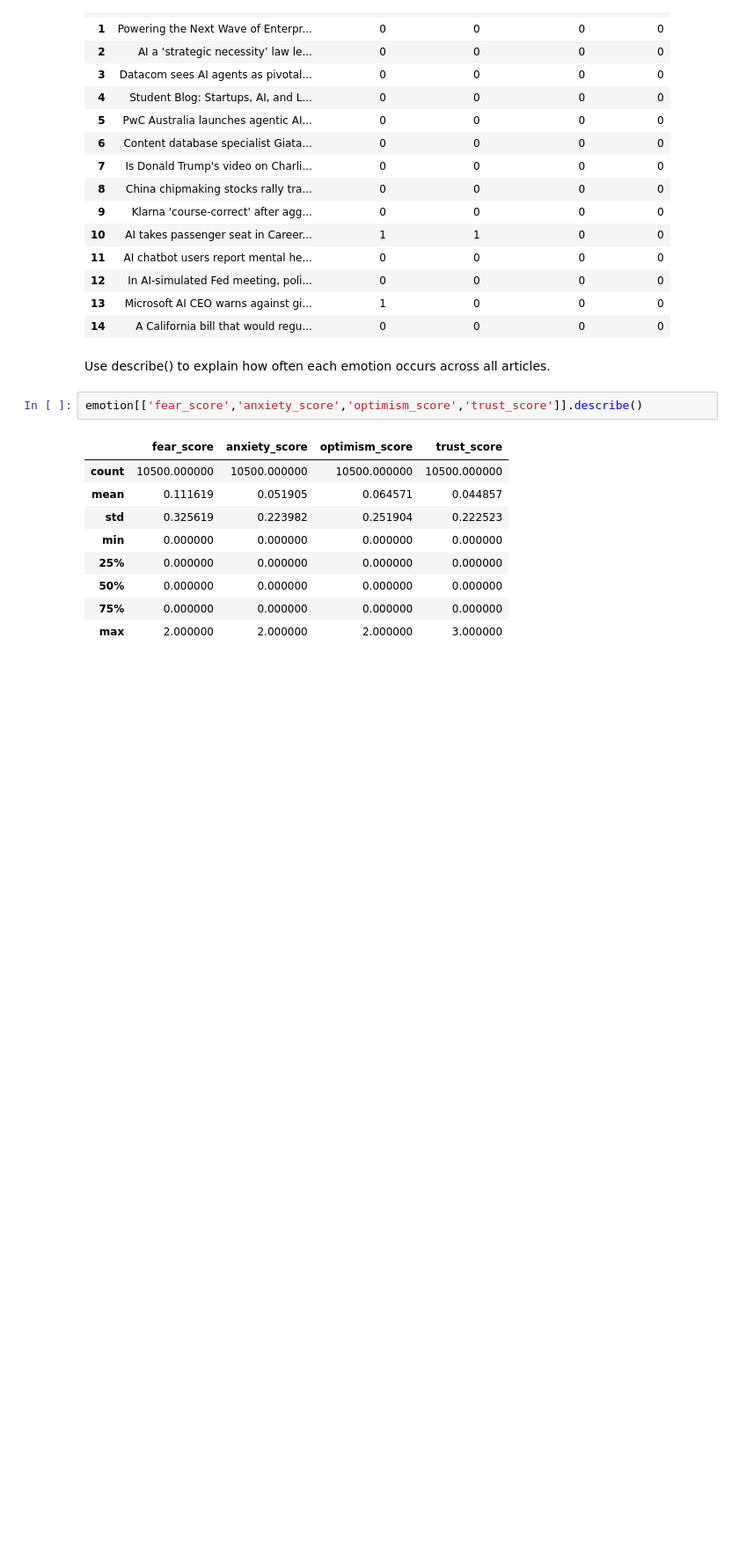
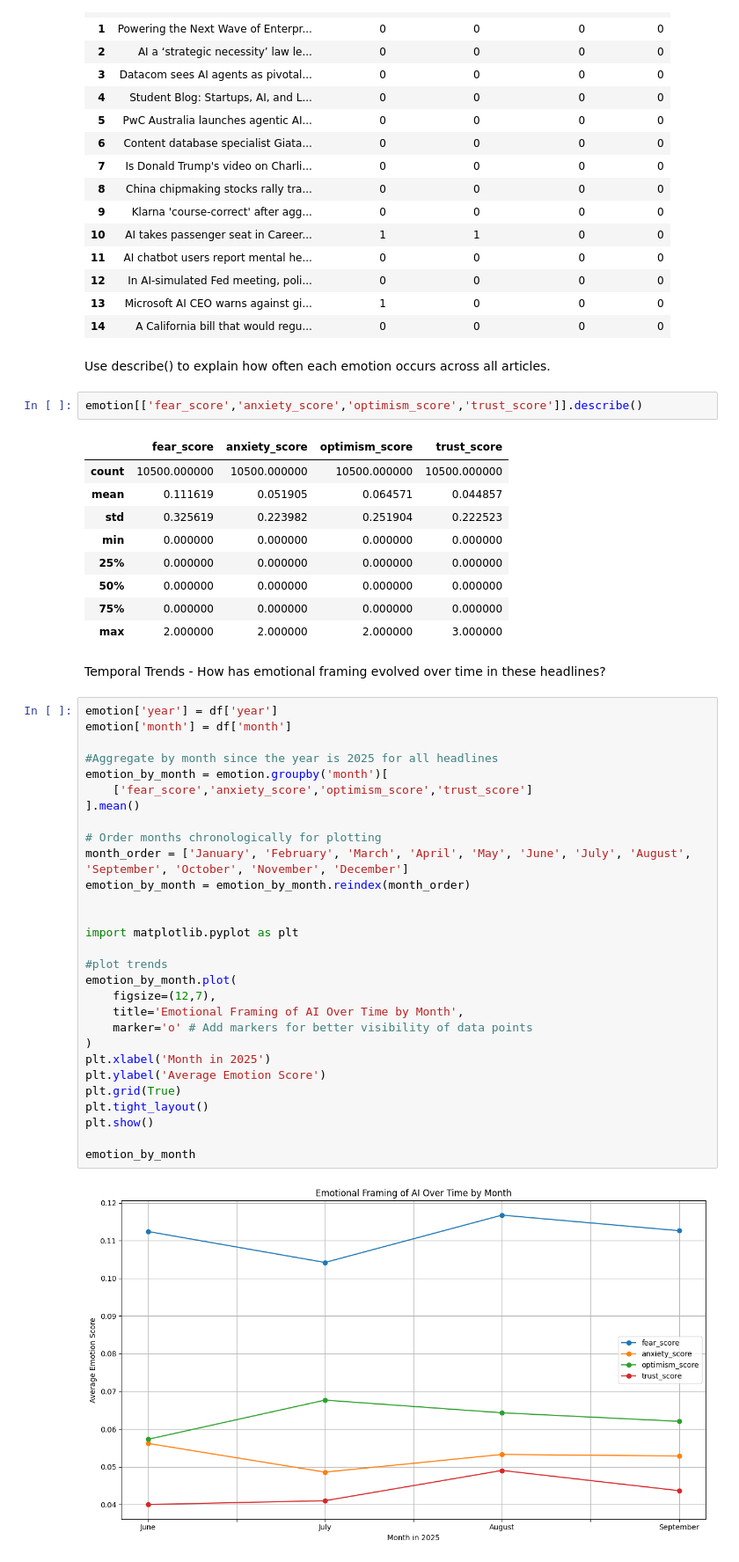
Before and after one commit to mish841/RAISE-26-Data-Science-AI-Competition-Submission, a Jupyter notebook: Data_Science_AI.ipynb, the cells around one changed output. Shown at 88% size. Cells and saved outputs as stored; diff of their text form; blank space fills up the shorter version.

Commit message:
temporal trends + TF-IDF + plotting of topic clusters progress

```diff
--- a/Data_Science_AI.ipynb
+++ b/Data_Science_AI.ipynb
@@ -230,3 +252,36 @@ emotion[['fear_score','anxiety_score','optimism_score','trust_score']].describe(
 | 50% | 0.000000 | 0.000000 | 0.000000 | 0.000000 |
 | 75% | 0.000000 | 0.000000 | 0.000000 | 0.000000 |
 | max | 2.000000 | 2.000000 | 2.000000 | 3.000000 |
+# %% [markdown]
+Temporal Trends - How has emotional framing evolved over time in these headlines?
+# %%
+emotion['year'] = df['year']
+emotion['month'] = df['month']
+
+#Aggregate by month since the year is 2025 for all headlines
+emotion_by_month = emotion.groupby('month')[
+    ['fear_score','anxiety_score','optimism_score','trust_score']
+].mean()
+
+# Order months chronologically for plotting
+month_order = ['January', 'February', 'March', 'April', 'May', 'June', 'July', 'August', 'September', 'October', 'November', 'December']
+emotion_by_month = emotion_by_month.reindex(month_order)
+
+
+import matplotlib.pyplot as plt
+
+#plot trends
+emotion_by_month.plot(
+    figsize=(12,7),
+    title='Emotional Framing of AI Over Time by Month',
+    marker='o' # Add markers for better visibility of data points
+)
+plt.xlabel('Month in 2025')
+plt.ylabel('Average Emotion Score')
+plt.grid(True)
+plt.tight_layout()
+plt.show()
+
+emotion_by_month
+# %% [output]
+[figure, added]
```
Also changed, not shown: parts of 9 cells of this notebook.
